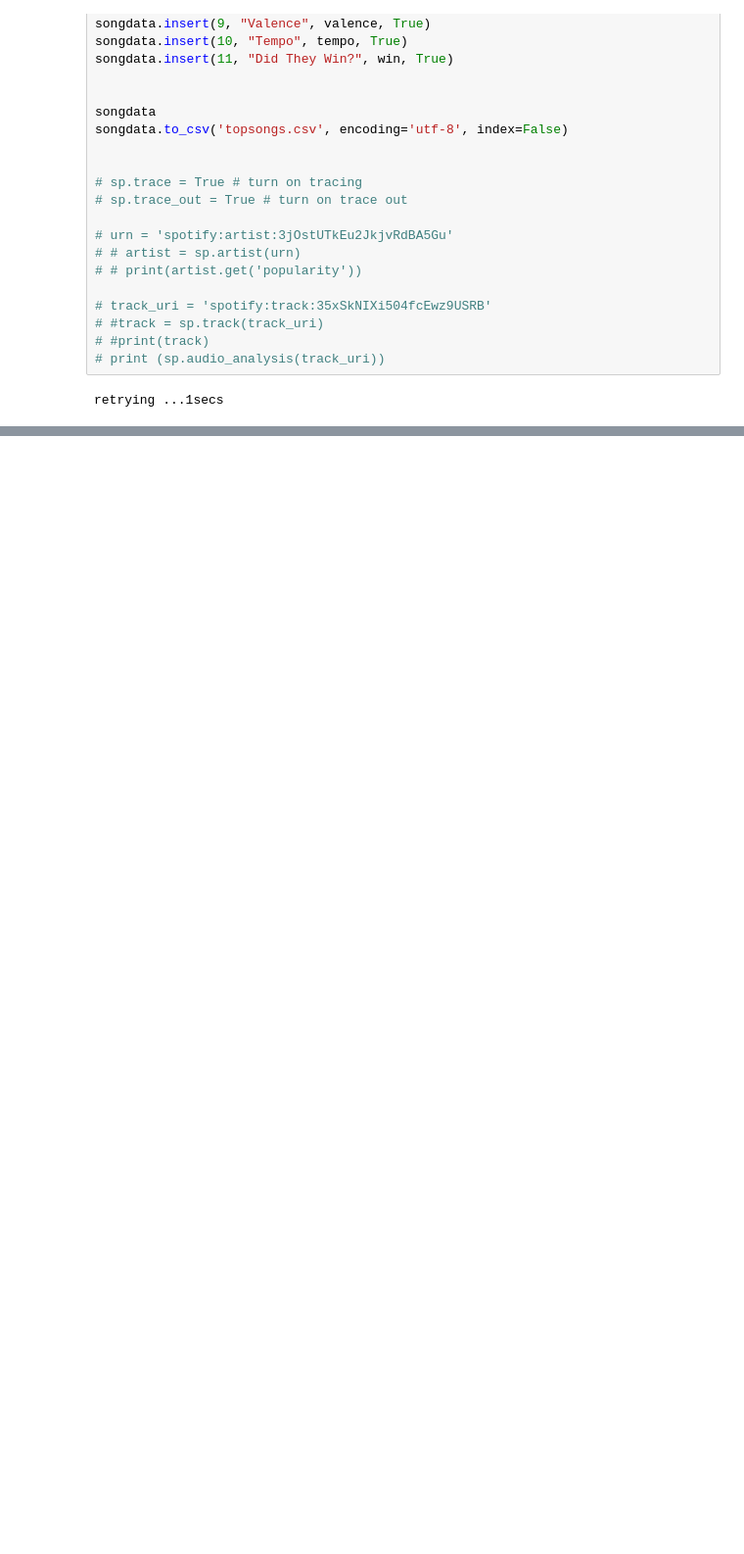
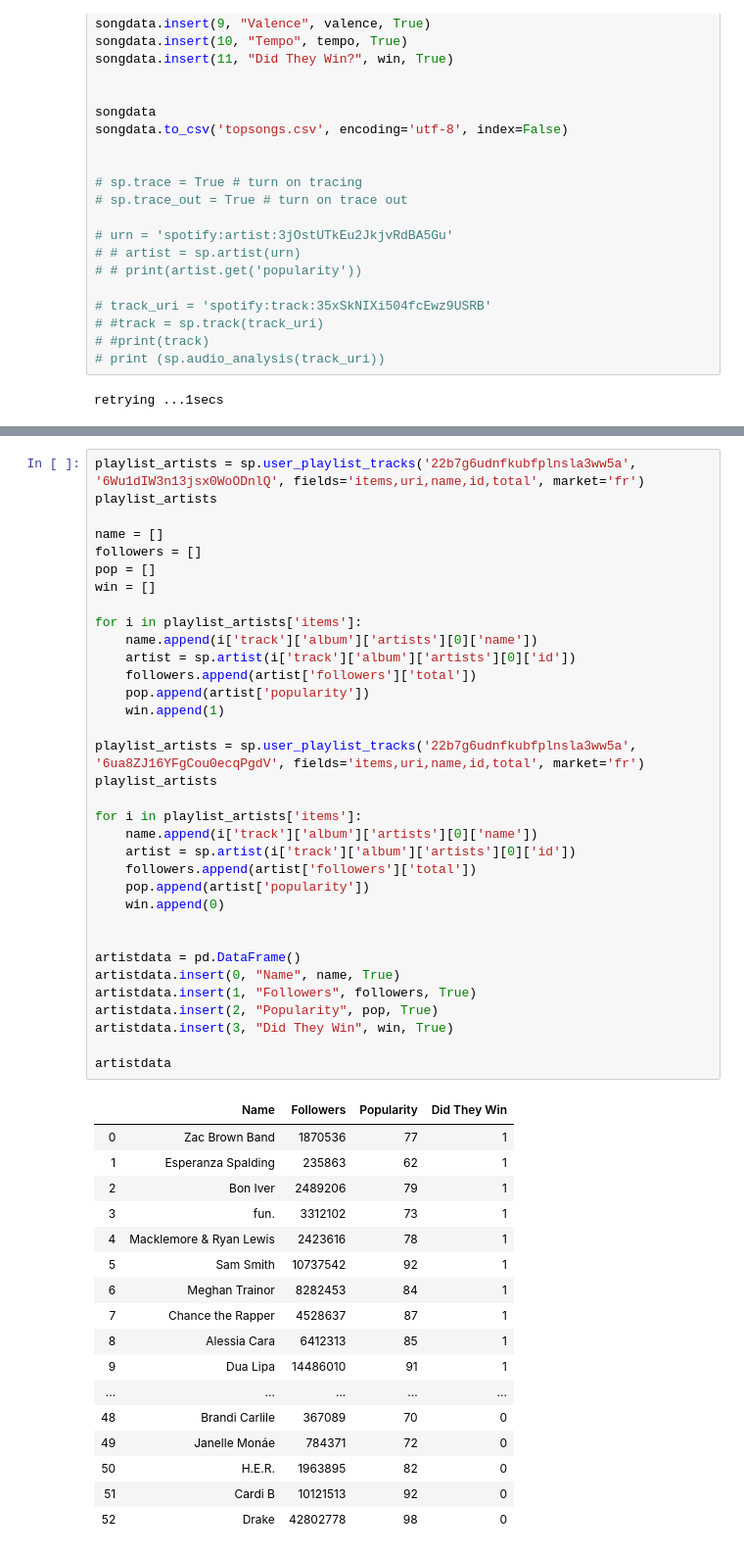
Before and after one commit to rwang99/grammy_predictions_2019, a Jupyter notebook: final.ipynb, the cells around one changed output, grey strips where cells are left out. Shown: that part at 98% size. Drawn from its saved outputs; the diff is of its cells as text; blank space fills up the shorter version.

Commit message:
last data for now

```diff
--- a/final.ipynb
+++ b/final.ipynb
@@ -276,3 +276,55 @@ data3
 | 50 | H.E.R. | 2017-10-20 | 66 | 0.520524 | 0.404714 | -11.088333 | 0.124629 | 0.464143 | ... |
 | 51 | Invasion of Privacy | 2018-04-06 | 77 | 0.844308 | 0.613538 | -6.843769 | 0.238154 | 0.107362 | ... |
 | 52 | Scorpion | 2018-06-29 | 76 | 0.710040 | 0.511640 | -8.711560 | 0.206060 | 0.194328 | ... |
+# %%
+playlist_artists = sp.user_playlist_tracks('22b7g6udnfkubfplnsla3ww5a', '6Wu1dIW3n13jsx0WoODnlQ', fields='items,uri,name,id,total', market='fr')
+playlist_artists
+
+name = []
+followers = []
+pop = []
+win = []
+
+for i in playlist_artists['items']:
+    name.append(i['track']['album']['artists'][0]['name'])
+    artist = sp.artist(i['track']['album']['artists'][0]['id'])
+    followers.append(artist['followers']['total'])
+    pop.append(artist['popularity'])
+    win.append(1)
+
+playlist_artists = sp.user_playlist_tracks('22b7g6udnfkubfplnsla3ww5a', '6ua8ZJ16YFgCou0ecqPgdV', fields='items,uri,name,id,total', market='fr')
+playlist_artists
+
+for i in playlist_artists['items']:
+    name.append(i['track']['album']['artists'][0]['name'])
+    artist = sp.artist(i['track']['album']['artists'][0]['id'])
+    followers.append(artist['followers']['total'])
+    pop.append(artist['popularity'])
+    win.append(0)
+
+
+artistdata = pd.DataFrame()
+artistdata.insert(0, "Name", name, True)
+artistdata.insert(1, "Followers", followers, True)
+artistdata.insert(2, "Popularity", pop, True)
+artistdata.insert(3, "Did They Win", win, True)
+
+artistdata
+# %% [output]
+|  | Name | Followers | Popularity | Did They Win |
+| 0 | Zac Brown Band | 1870536 | 77 | 1 |
+| 1 | Esperanza Spalding | 235863 | 62 | 1 |
+| 2 | Bon Iver | 2489206 | 79 | 1 |
+| 3 | fun. | 3312102 | 73 | 1 |
+| 4 | Macklemore & Ryan Lewis | 2423616 | 78 | 1 |
+| 5 | Sam Smith | 10737542 | 92 | 1 |
+| 6 | Meghan Trainor | 8282453 | 84 | 1 |
+| 7 | Chance the Rapper | 4528637 | 87 | 1 |
+| 8 | Alessia Cara | 6412313 | 85 | 1 |
+| 9 | Dua Lipa | 14486010 | 91 | 1 |
+| ... | ... | ... | ... | ... |
+| 48 | Brandi Carlile | 367089 | 70 | 0 |
+| 49 | Janelle Monáe | 784371 | 72 | 0 |
+| 50 | H.E.R. | 1963895 | 82 | 0 |
+| 51 | Cardi B | 10121513 | 92 | 0 |
+| 52 | Drake | 42802778 | 98 | 0 |
```
